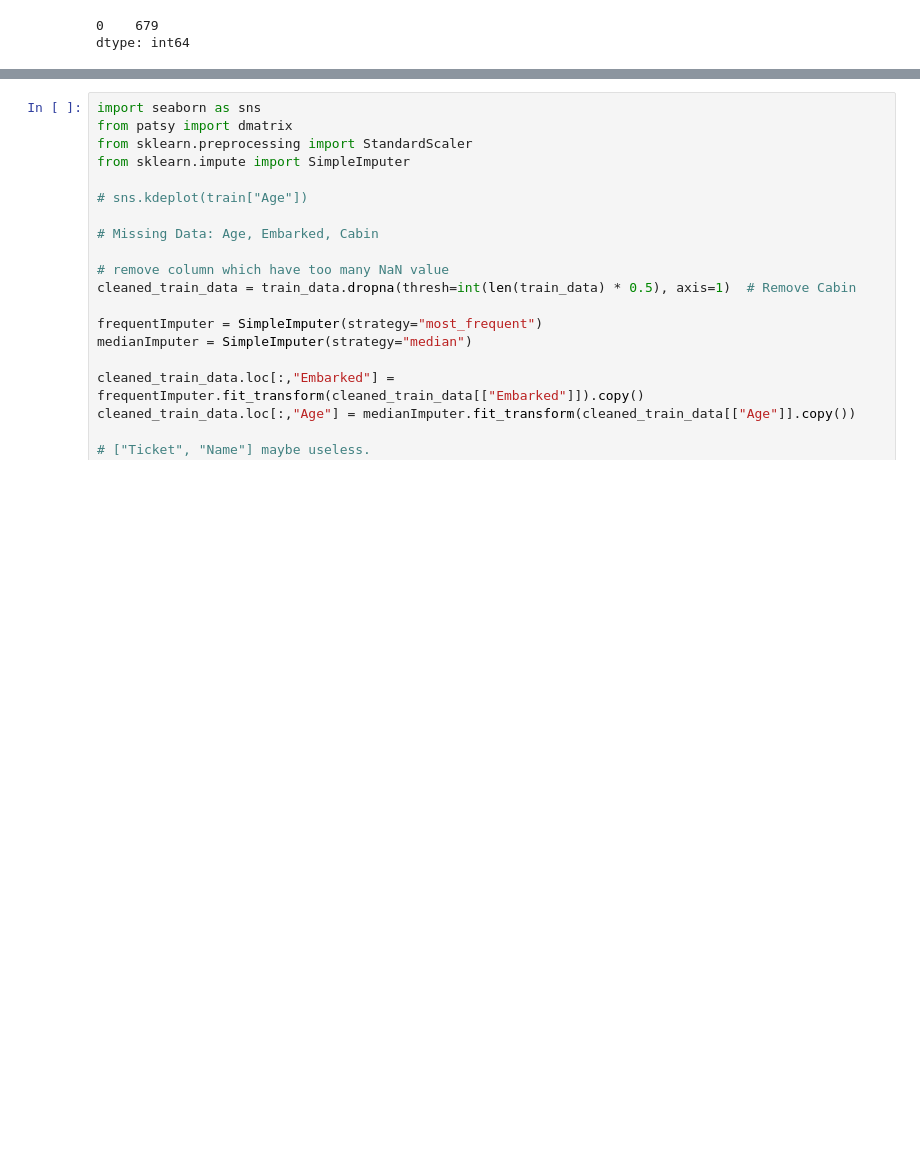
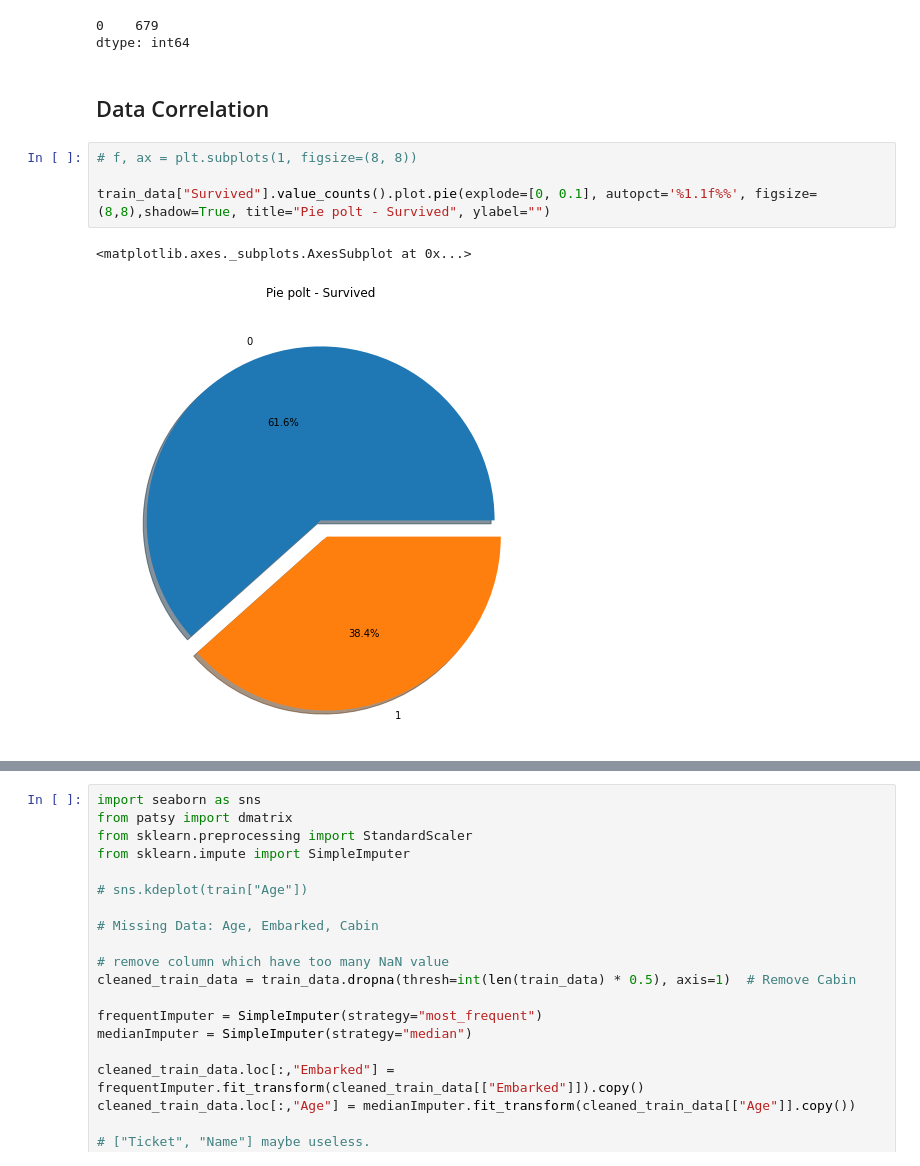
Before and after one commit to choiking10/kaggle-competition, a Jupyter notebook: Titanic.ipynb, the cells around one changed output, grey strips where cells are left out. Cells and saved outputs as stored; diff of their text form; blank space fills up the shorter version.

Commit message:
Add Correlation Analysis

```diff
--- a/Titanic.ipynb
+++ b/Titanic.ipynb
@@ -150,3 +150,12 @@ train_data["Ticket"].str.extract(r"([a-zA-Z0-9]+)$").nunique()
 # %% [output]
 0    679
 dtype: int64
+# %% [markdown]
+## Data Correlation
+# %%
+# f, ax = plt.subplots(1, figsize=(8, 8))
+
+train_data["Survived"].value_counts().plot.pie(explode=[0, 0.1], autopct='%1.1f%%', figsize=(8,8),shadow=True, title="Pie polt - Survived", ylabel="")
+# %% [output]
+<matplotlib.axes._subplots.AxesSubplot at 0x...>
+[figure, added]
```
Also changed, not shown: parts of 12 cells of this notebook.
